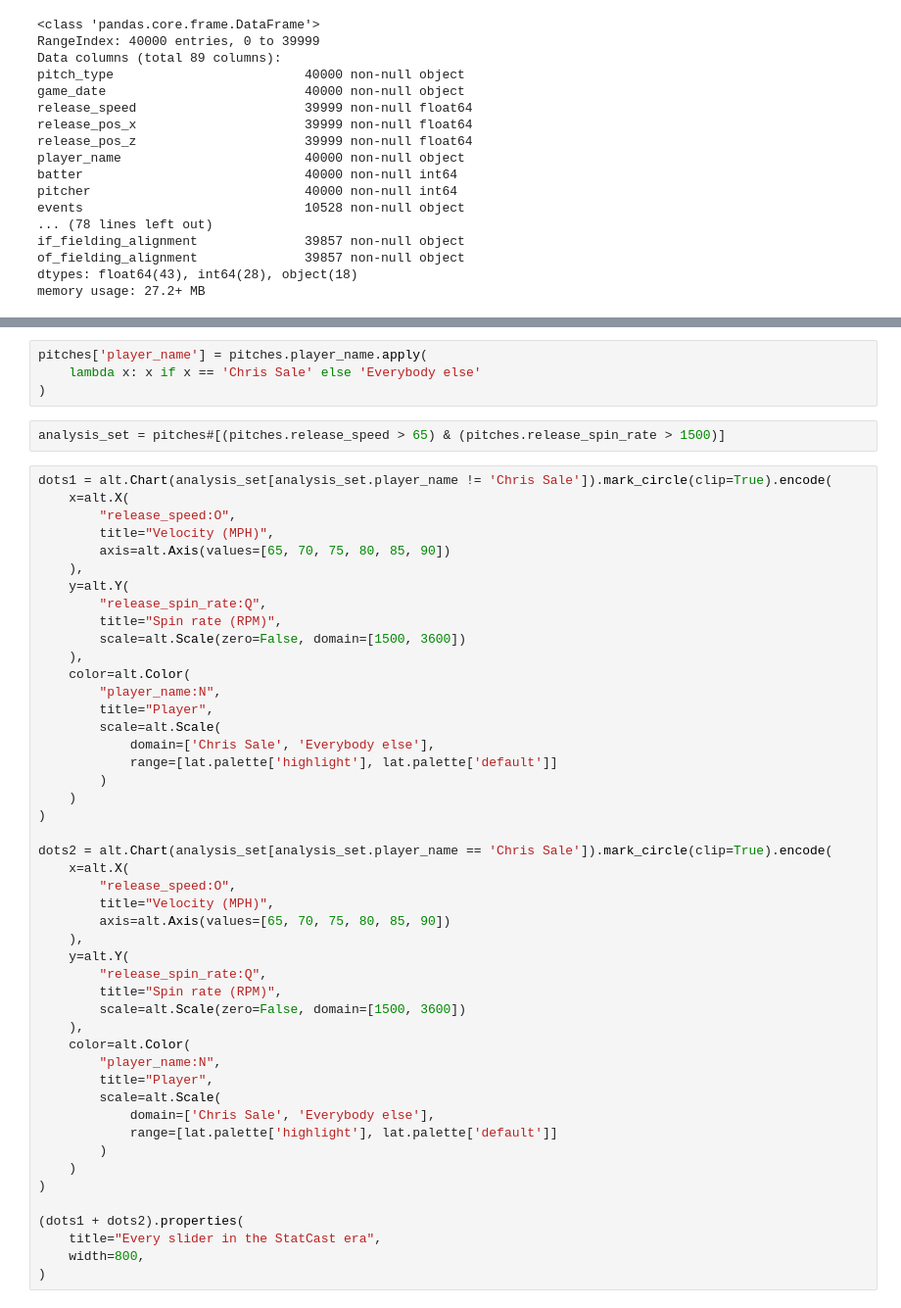
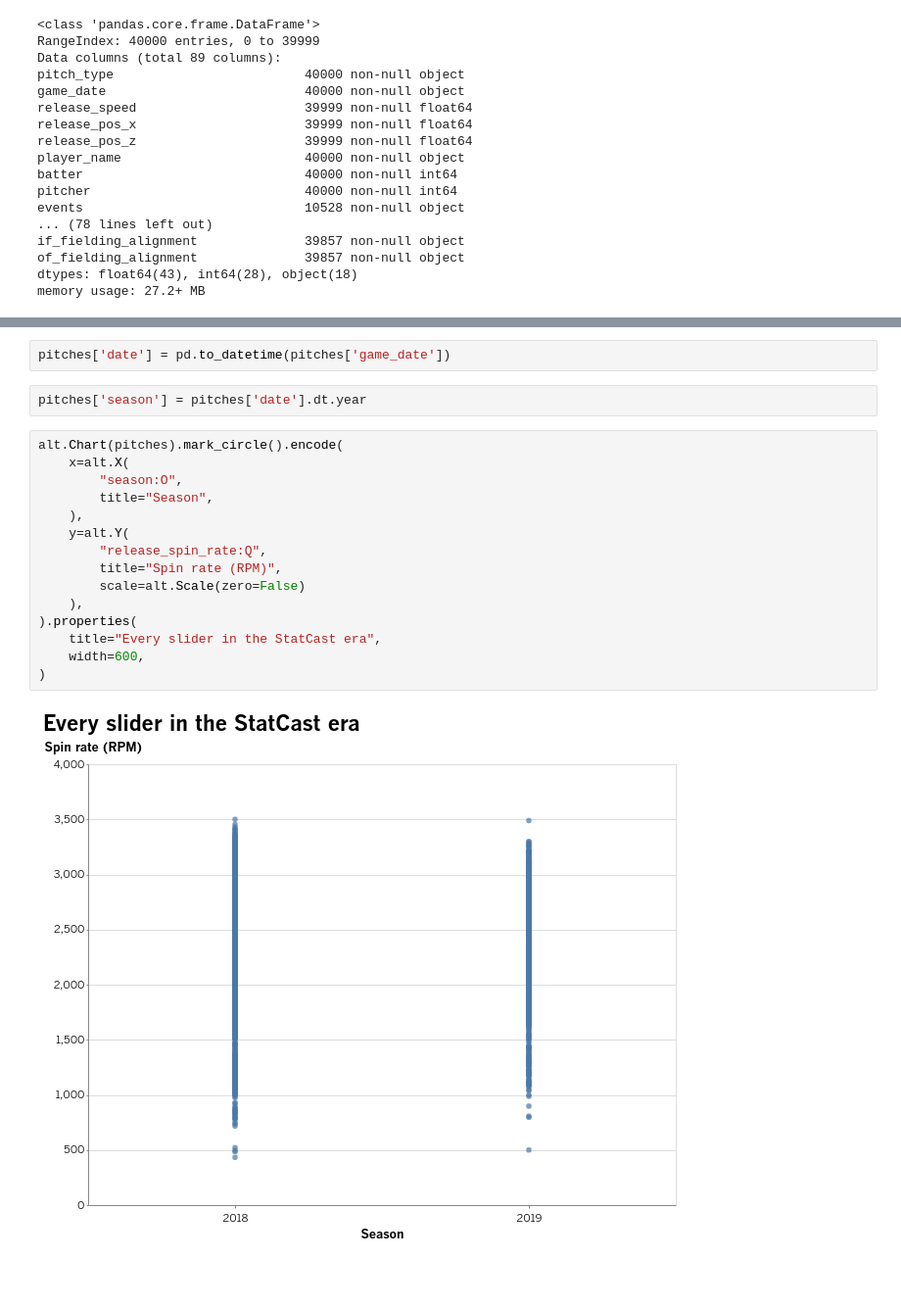
Before and after one commit to palewire/baseball-notebooks, a Jupyter notebook: sale-pitches.ipynb, the cells around one changed output, grey strips where cells are left out. Shown at 98% size. Cells and saved outputs as stored; diff of their text form; blank space fills up the shorter version.

```diff
--- a/sale-pitches.ipynb
+++ b/sale-pitches.ipynb
@@ -60,53 +36,21 @@ Name: release_spin_rate, dtype: float64
-# %%
-pitches['player_name'] = pitches.player_name.apply(
-    lambda x: x if x == 'Chris Sale' else 'Everybody else'
-)
-# %%
-analysis_set = pitches#[(pitches.release_speed > 65) & (pitches.release_spin_rate > 1500)]
-# %%
-dots1 = alt.Chart(analysis_set[analysis_set.player_name != 'Chris Sale']).mark_circle(clip=True).encode(
-    x=alt.X(
-        "release_speed:O",
-        title="Velocity (MPH)",
-        axis=alt.Axis(values=[65, 70, 75, 80, 85, 90])
-    ),
-    y=alt.Y(
-        "release_spin_rate:Q",
-        title="Spin rate (RPM)",
-        scale=alt.Scale(zero=False, domain=[1500, 3600])
-    ),
-    color=alt.Color(
-        "player_name:N",
-        title="Player",
-        scale=alt.Scale(
-            domain=['Chris Sale', 'Everybody else'],
-            range=[lat.palette['highlight'], lat.palette['default']]
-        )
-    )
-)
-
-dots2 = alt.Chart(analysis_set[analysis_set.player_name == 'Chris Sale']).mark_circle(clip=True).encode(
-    x=alt.X(
-        "release_speed:O",
-        title="Velocity (MPH)",
-        axis=alt.Axis(values=[65, 70, 75, 80, 85, 90])
-    ),
-    y=alt.Y(
-        "release_spin_rate:Q",
-        title="Spin rate (RPM)",
-        scale=alt.Scale(zero=False, domain=[1500, 3600])
-    ),
-    color=alt.Color(
-        "player_name:N",
-        title="Player",
-        scale=alt.Scale(
-            domain=['Chris Sale', 'Everybody else'],
-            range=[lat.palette['highlight'], lat.palette['default']]
-        )
-    )
-)
-
-(dots1 + dots2).properties(
-    title="Every slider in the StatCast era",
-    width=800,
-)
+# %%
+pitches['date'] = pd.to_datetime(pitches['game_date'])
+# %%
+pitches['season'] = pitches['date'].dt.year
+# %%
+alt.Chart(pitches).mark_circle().encode(
+    x=alt.X(
+        "season:O",
+        title="Season",
+    ),
+    y=alt.Y(
+        "release_spin_rate:Q",
+        title="Spin rate (RPM)",
+        scale=alt.Scale(zero=False)
+    ),
+).properties(
+    title="Every slider in the StatCast era",
+    width=600,
+)
+# %% [output]
+[figure, added]
```
Also changed, not shown: parts of 7 cells of this notebook, 12 other files.
